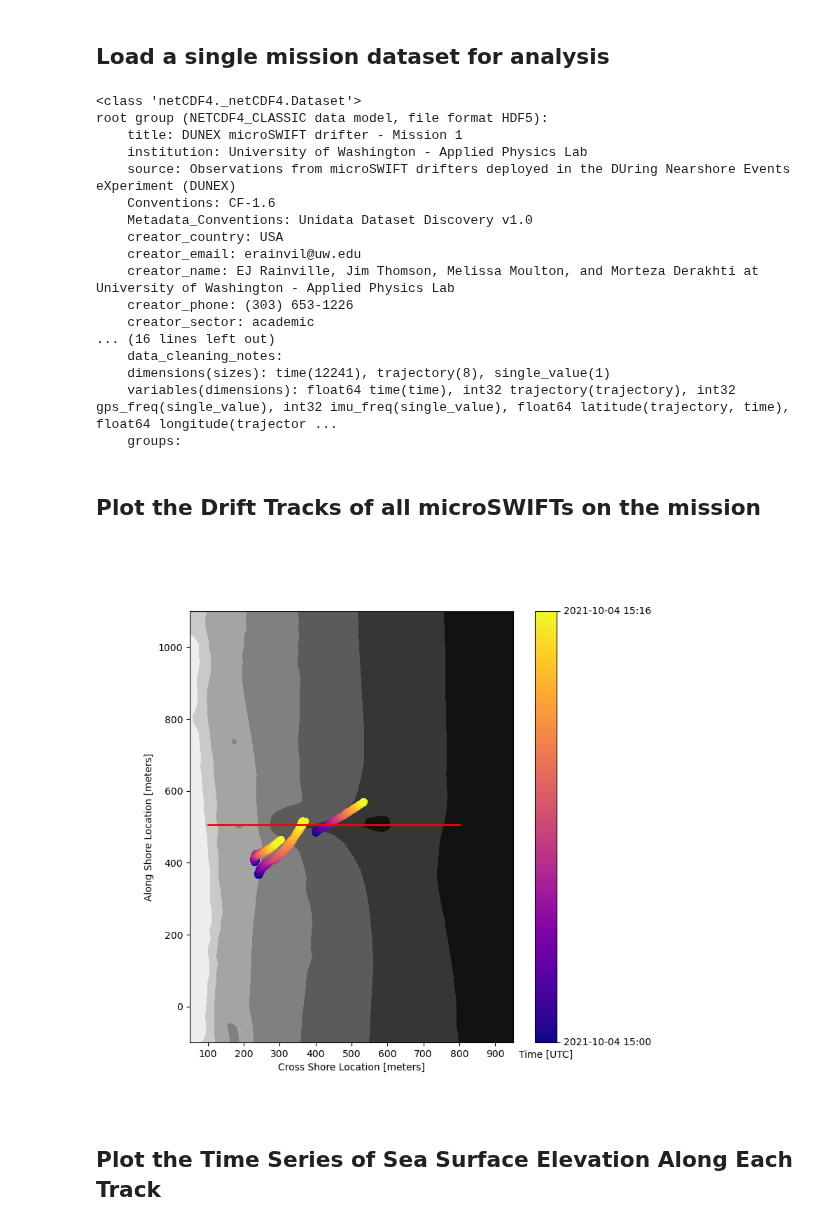
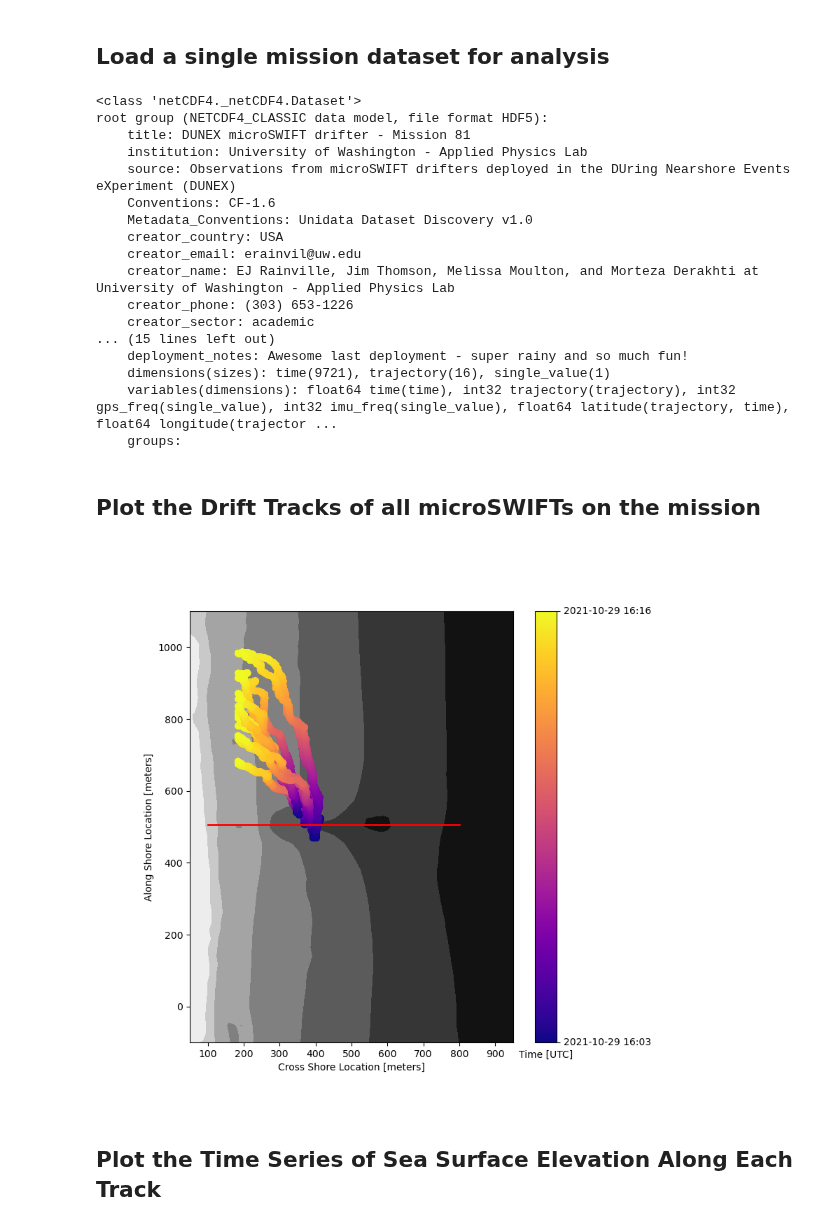
Before and after one commit to SASlabgroup/DUNEXMainExp, a Jupyter notebook: analysis/individual_waves_in_mission.ipynb, the cells around one changed output. Drawn from its saved outputs; the diff is of its cells as text; code cells hidden in the pictures.

```diff
--- a/analysis/individual_waves_in_mission.ipynb
+++ b/analysis/individual_waves_in_mission.ipynb
@@ -16,13 +16,13 @@ The autoreload extension is already loaded. To reload it, use:
 # %% [markdown]
 ## Load a single mission dataset for analysis
 # %%
-mission_nc_path = '../microSWIFT_data/final_dataset/mission_1.nc'
+mission_nc_path = '../microSWIFT_data/final_dataset/mission_81.nc'
 mission_dataset = nc.Dataset(mission_nc_path, mode='r')
 mission_dataset
 # %% [output]
 <class 'netCDF4._netCDF4.Dataset'>
 root group (NETCDF4_CLASSIC data model, file format HDF5):
-    title: DUNEX microSWIFT drifter - Mission 1
+    title: DUNEX microSWIFT drifter - Mission 81
     institution: University of Washington - Applied Physics Lab
     source: Observations from microSWIFT drifters deployed in the DUring Nearshore Events eXperiment (DUNEX)
     Conventions: CF-1.6
@@ -32,20 +32,21 @@ root group (NETCDF4_CLASSIC data model, file format HDF5):
     creator_name: EJ Rainville, Jim Thomson, Melissa Moulton, and Morteza Derakhti at University of Washington - Applied Physics Lab
     creator_phone: (303) 653-1226
     creator_sector: academic
-... (16 lines left out)
-    data_cleaning_notes:
-    dimensions(sizes): time(12241), trajectory(8), single_value(1)
+... (15 lines left out)
+    deployment_notes: Awesome last deployment - super rainy and so much fun!
+    dimensions(sizes): time(9721), trajectory(16), single_value(1)
     variables(dimensions): float64 time(time), int32 trajectory(trajectory), int32 gps_freq(single_value), int32 imu_freq(single_value), float64 latitude(trajectory, time), float64 longitude(trajector ...
     groups:
 # %% [markdown]
 ## Plot the Drift Tracks of all microSWIFTs on the mission
 # %%
-bathy_file = 'https://chlthredds.erdc.dren.mil/thredds/dodsC/frf/' \
-             'geomorphology/DEMs/surveyDEM/data/' \
-             'FRF_geomorphology_DEMs_surveyDEM_20211021.nc'
+# bathy_file = 'https://chlthredds.erdc.dren.mil/thredds/dodsC/frf/' \
+#              'geomorphology/DEMs/surveyDEM/data/' \
+#              'FRF_geomorphology_DEMs_surveyDEM_20211021.nc'
+bathy_file = '../microSWIFT_data/FRFdata/FRF_geomorphology_DEMs_surveyDEM_20211021.nc'
 mission_tools.plot_mission_tracks(mission_dataset, bathy_file)
 # %% [output]
-[figure, old version]
+[figure, new version]
 # %% [markdown]
 ## Plot the Time Series of Sea Surface Elevation Along Each Track
 # %%
```
Also changed, not shown: parts of 4 cells of this notebook, 1 other file.
